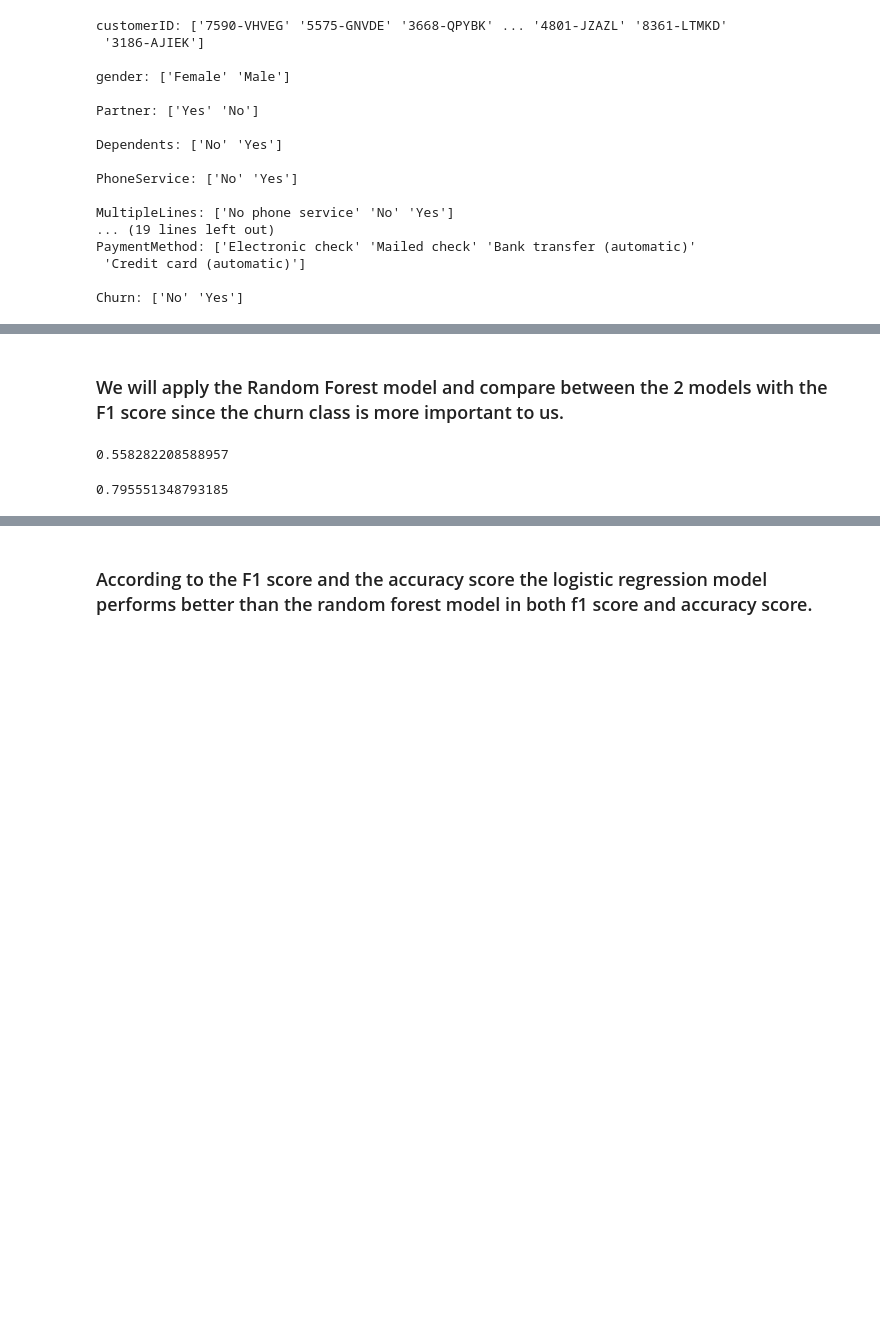
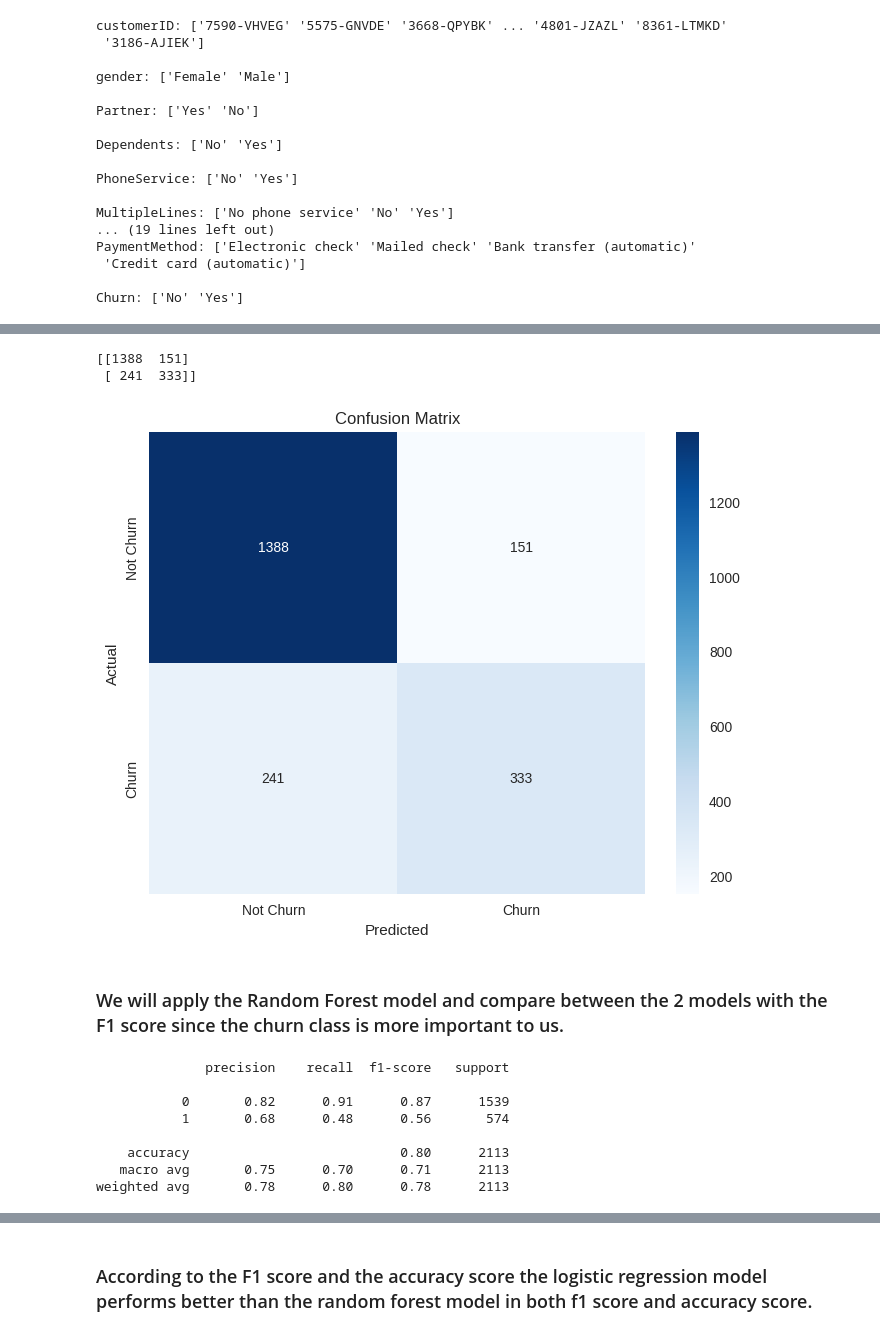
Before and after one commit to TameemAlghazaly/Data-Science-Projects, a Jupyter notebook: Customer Churn Classification/Customer Churn Project Updated.ipynb, the cells around one changed output, grey strips where cells are left out. Cells and saved outputs as stored; diff of their text form; code cells hidden in the pictures; blank space fills up the shorter version.

```diff
--- a/Customer Churn Classification/Customer Churn Project Updated.ipynb
+++ b/Customer Churn Classification/Customer Churn Project Updated.ipynb
@@ -362,10 +327,0 @@ df_encoded.head()
-# %%
-# prompt: use cat code on all the remaining object columns
-
-# Using cat codes on remaining object columns
-for col in ['gender', 'Partner', 'Dependents', 'PhoneService', 'MultipleLines',
-            'OnlineSecurity', 'OnlineBackup', 'DeviceProtection', 'TechSupport',
-            'StreamingTV', 'StreamingMovies', 'PaperlessBilling']:
-    df_encoded[col] = df_encoded[col].astype('category').cat.codes
-
-df_encoded.head()
@@ -528,0 +345,3 @@ lr_model.score(X_test, y_test)
+# %%
+df_encoded = pd.get_dummies(df, dtype='int8', columns=['PaymentMethod','InternetService'])
+df_encoded.head()
@@ -529,3 +473,18 @@ lr_model.score(X_test, y_test)
+# %%
+from sklearn.metrics import confusion_matrix
+
+cm = confusion_matrix(y_test, y_pred)
+print(cm)
+plt.figure(figsize=(8, 6))
+sns.heatmap(cm, annot=True, fmt='d', cmap='Blues', xticklabels=['Not Churn', 'Churn'], yticklabels=['Not Churn', 'Churn'])
+plt.xlabel('Predicted')
+plt.ylabel('Actual')
+plt.title('Confusion Matrix')
+plt.show()
+# %% [output]
+[[1388  151]
+ [ 241  333]]
+[figure, added]
 # %% [markdown]
 ### We will apply the Random Forest model and compare between the 2 models with the F1 score since the churn class is more important to us.
 # %%
@@ -535,10 +494,13 @@ random_forest= RandomForestClassifier(random_state=42)
 random_forest.fit(X_train, y_train)
 
 y_pred = random_forest.predict(X_test)
-f1_score(y_test, y_pred)
+print(classification_report(y_test, y_pred))
 # %% [output]
-0.558282208588957
+              precision    recall  f1-score   support
+
+           0       0.82      0.91      0.87      1539
+           1       0.68      0.48      0.56       574
+
+    accuracy                           0.80      2113
+   macro avg       0.75      0.70      0.71      2113
+weighted avg       0.78      0.80      0.78      2113
-# %%
-random_forest.score(X_test, y_test)
-# %% [output]
-0.795551348793185
```
Also changed, not shown: parts of 78 cells of this notebook.
